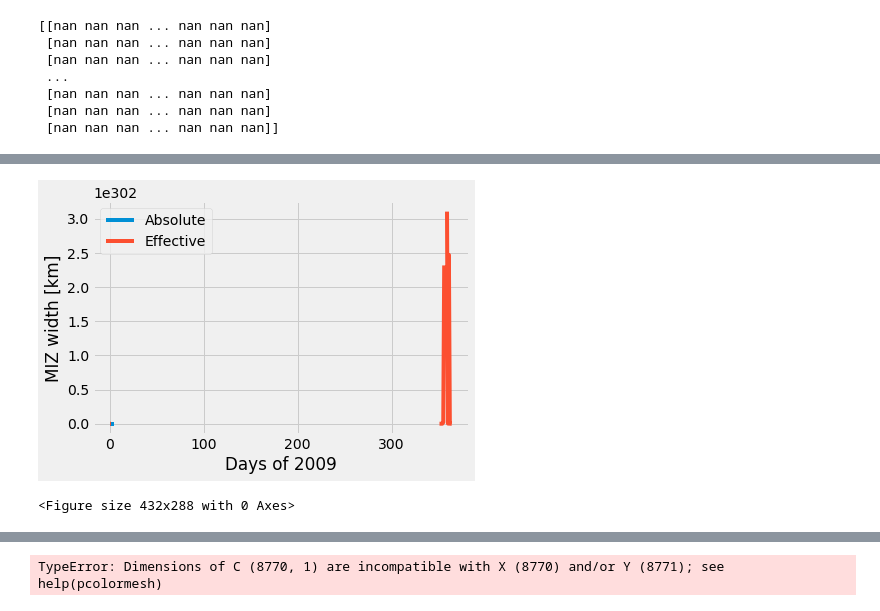
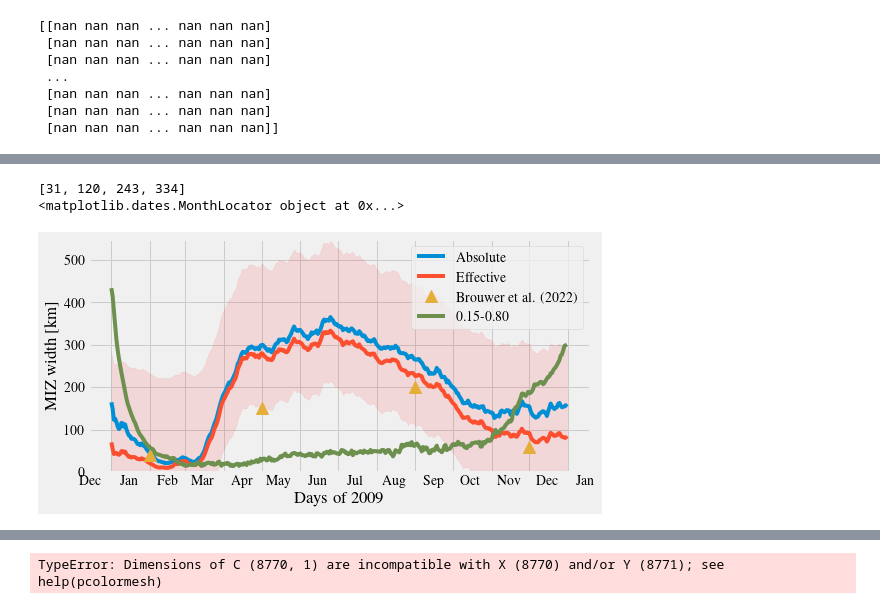
Before and after one commit to NoahDay/sea-ice-classification, a Jupyter notebook: unsupervised-classification.ipynb, the cells around one changed output, grey strips where cells are left out. Drawn from its saved outputs; the diff is of its cells as text; code cells hidden in the pictures.

```diff
--- a/unsupervised-classification.ipynb
+++ b/unsupervised-classification.ipynb
@@ -249,8 +278,8 @@ for counter, exp in enumerate(variable_list):
     min_max_scaler = preprocessing.MinMaxScaler()
     X_temp_vec = min_max_scaler.fit_transform(X_temp_vec.reshape(row_index,1))
 
-    #create log-transformed data
-#    X_temp_vec = np.log(X_temp_vec+1)
+    # Log transformation
+    X_temp_vec = np.log(X_temp_vec+1)
    # scaler = StandardScaler()
     X_temp_vec = min_max_scaler.fit_transform(X_temp_vec.reshape(row_index,1))
     X_train = np.concatenate([X_train, X_temp_vec],axis=1)
@@ -402,17 +431,15 @@ print(kmeans.cluster_centers_)
 # %%
-
 unique_dates = df_kmeans['date'].unique()
 tmp1, = unique_dates.shape
 tmp2, tmp3 = LN.shape
 k_means_array = np.empty((tmp1,tmp2,tmp3))
 k_means_array[:] = np.nan
 
-
-#time[:] = unique_dates[1:10]
-#print(unique_dates[:])
-#dates = [dt.datetime(2005,10,1,0),dt.datetime(2014,10,2,0),dt.datetime(2014,10,3,0),dt.datetime(2014,10,4,0)]
+length, = unique_dates.shape
 
 for time_lp, date_tmp in enumerate(unique_dates):
+    progressBar = "\rProgress: " + ProgressBar(length, time_lp+1, 20, '#', '.')
+    ShowBar(progressBar)
     date_idx = df_kmeans['date'] == date_tmp
 
     lon = df_kmeans['longitude'][date_idx];
@@ -423,8 +450,6 @@ for time_lp, date_tmp in enumerate(unique_dates):
     lon = lon.values.reshape(row_length,1)
     lat = lat.values.reshape(row_length,1)
     k = k.values.reshape(row_length,1)
-    print(date_tmp)
-    print(date_idx.sum())
     for row_lp in range(0, row_length):
         a = abs(LT-lat[row_lp])+abs(LN-lon[row_lp])
         i,j = np.unravel_index(a.argmin(),a.shape)
@@ -443,7 +470,9 @@ swh_array = np.empty((tmp1,tmp2,tmp3))
 
 for filecount, file in enumerate(onlyfiles):
     filename = file
-    print(file)
+#    print(file)
+    progressBar = "\rProgress: " + ProgressBar(len(onlyfiles), filecount+1, 20, '#', '.')
+    ShowBar(progressBar)
 
     ds = xr.open_dataset(filename)
     LN = ds.TLON.values
@@ -770,16 +793,55 @@ print(effective_miz_width_array.mean(axis=1))
 # %%
 #not any(miz_idx)
+rc('font',**{'family':'serif','serif':['Times']})
+rc('text', usetex=True)
+x_dates = np.array(unique_dates[day_vec], dtype=np.datetime64)
+month_year_formatter = mdates.DateFormatter('%b') # The "," is intentional.
 
 # Plot the MIZ widths
+fig, ax = plt.subplots(figsize=(8, 4))
+
+monthly_locator = mdates.MonthLocator()
+#ax.xaxis.set_major_locator(half_year_locator)
+#ax.xaxis.set_minor_locator(monthly_locator)
+#ax.xaxis.set_major_formatter(month_year_formatter)
+#ax.xaxis.set_major_locator(mdates.MonthLocator(bymonth=1))#(1,2,3,4,5,6,7,8,9,10,11,12)))
+#ax.xaxis.set_minor_locator(mdates.MonthLocator())
+ax.xaxis.set_major_locator(mdates.MonthLocator())
+ax.xaxis.set_minor_locator(mdates.MonthLocator(bymonthday=15))
+ax.xaxis.set_major_formatter(NullFormatter())
+ax.xaxis.set_minor_formatter(mdates.DateFormatter('%b'))
+
+brouwer_dates = [31,31+28+31+30,31+28+31+30+31+30+31+31,31+28+31+30+31+30+31+31+30+31+30]
+print(brouwer_dates)
+
+print(mdates.MonthLocator(bymonthday=15))
+
 plt.style.use("fivethirtyeight")
-plt.plot(range(0, n_days), miz_width_array.mean(axis=1)/1000, label = "Absolute")
-plt.plot(range(0, n_days), effective_miz_width_array.mean(axis=1)/1000, label = "Effective")
+
+plt.plot(x_dates, miz_width_array[day_vec,:].mean(axis=1)/1000, label = "Absolute")
+plt.plot(x_dates, effective_miz_width_array[day_vec,:].mean(axis=1)/1000, label = "Effective")
+plt.plot(x_dates[brouwer_dates],[40,150,200,60], '^', markersize=12, label = "Brouwer et al. (2022)")
+plt.plot(x_dates, sic_width_array[day_vec,:].mean(axis=1)/1000, label = "0.15-0.80")
+
+line_deviation = 1 * (effective_miz_width_array[day_vec,:]/1000).std(axis=1)
+mean = effective_miz_width_array[day_vec,:].mean(axis=1)/1000
+lower = (line - line_deviation)[0]
+upper = (line + line_deviation)[0]
+plt.fill_between(x_dates, (mean-lower), (mean+upper), color='r', alpha=.1)
+
+
 #plt.xticks(range(0, n_days))
+
 plt.xlabel("Days of 2009")
 plt.ylabel("MIZ width [km]")
 plt.legend()
+ax.set_ylim([0, 550])
 plt.show()
-plt.savefig(savepath+'miz_width.png', dpi = 300)
+
+fig.autofmt_xdate()
+fig.savefig(savepath+'miz_width.png', dpi = 300)
+#fig.savefig('temp.png', dpi=fig.dpi)
 # %% [output]
+[31, 120, 243, 334]
+<matplotlib.dates.MonthLocator object at 0x...>
-[figure, old version]
+[figure, new version]
-<Figure size 432x288 with 0 Axes>
```
Also changed, not shown: parts of 11 cells of this notebook.
